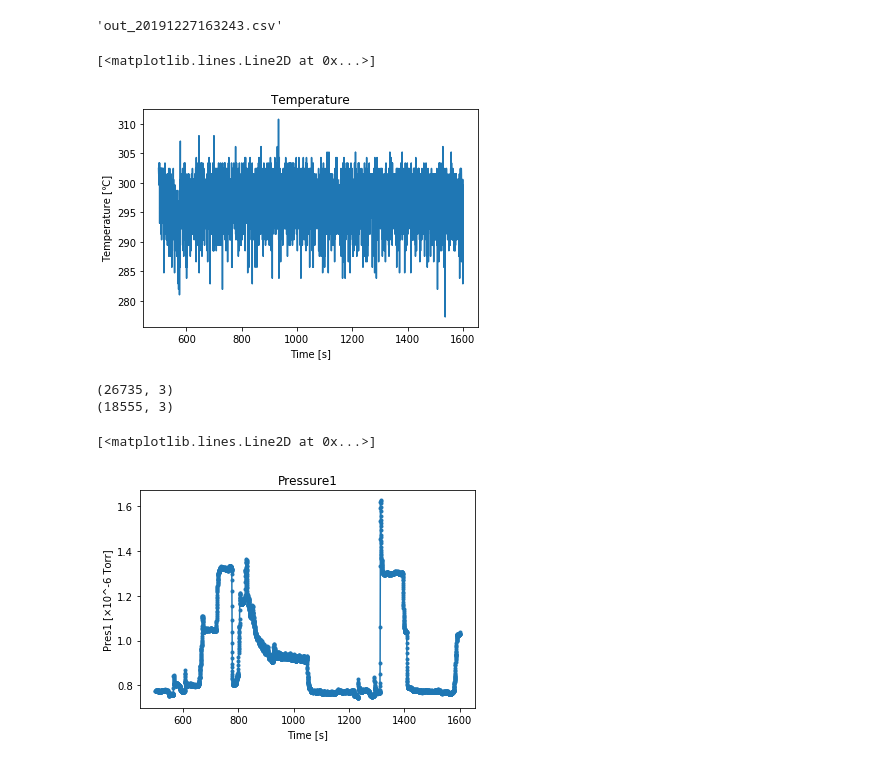
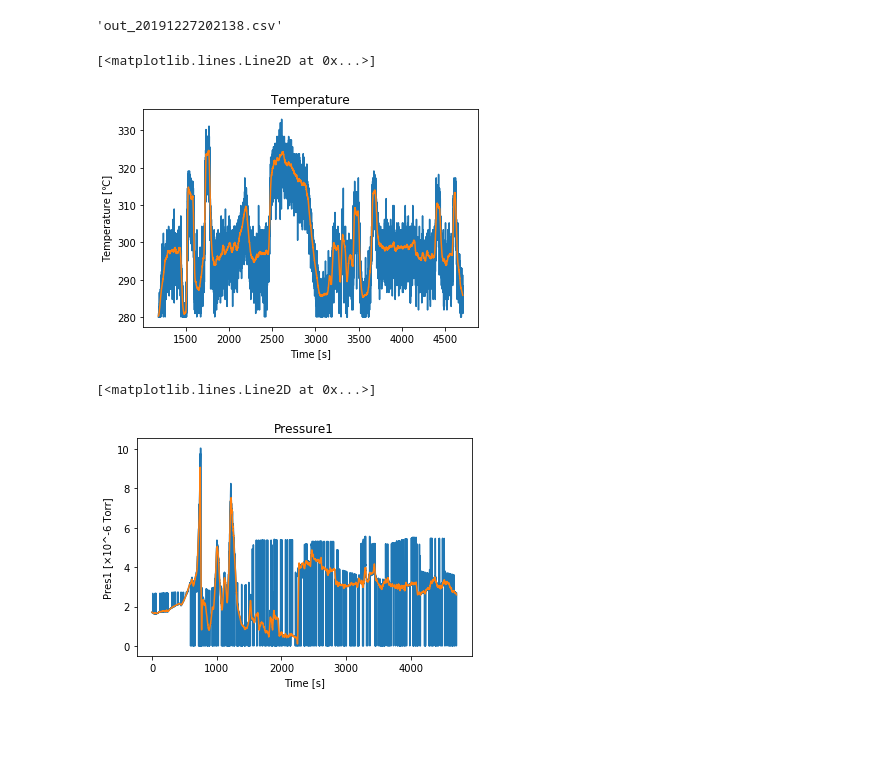
Before and after one commit to queezz/PID_Controll, a Jupyter notebook: plotexample.ipynb, the cells around one changed output. Cells and saved outputs as stored; diff of their text form; code cells hidden in the pictures; blank space fills up the shorter version.

Commit message:
add log and fix plot

```diff
--- a/plotexample.ipynb
+++ b/plotexample.ipynb
@@ -17,23 +40,42 @@ pres2_dir = os.path.join(d, "Pressure2")
 # %%
-datetime = "20191227163243"
+datetime = "20191227202138"
 filename = "out_" + datetime + ".csv"
 filename
 # %% [output]
-'out_20191227163243.csv'
+'out_20191227202138.csv'
+# %%
+""" smoothing savitzky_golay """
+def savitzky_golay(y, window_size, order):
+    ''' smoothing '''
+    import numpy as np
+    from math import factorial
+    from scipy.signal import savgol_filter
+
+    try:
+        window_size = np.abs(np.int(window_size))
+        order = np.abs(np.int(order))
+    except ValueError:
+        raise ValueError("window_size and order have to be of type int")
+    if window_size % 2 != 1 or window_size < 1:
+        window_size += 1
+    return savgol_filter(y,window_size,order)
 # %%
 """ temperature """
 temp_csv = pd.read_csv(temp_dir + "/" + filename)
 plt.title("Temperature")
 plt.xlabel("Time [s]")
 plt.ylabel("Temperature [℃]")
 xy = ThreadType.TEMPERATURE.getCalcArray(np.array(temp_csv))
-xy = np.array([i for i in xy if i[1] > 250])
+mask = np.where(xy[:,1] > 280)
+xy = xy[mask]
 
-xy = np.array([i for i in xy if i[0] > 500 and i[0] < 1600])
 plt.plot(xy[:, 0], xy[:, 1])
+xy[:, 1] = savitzky_golay(xy[:, 1], 200, 2)
+
+plt.plot(xy[:, 0], xy[:, 1])
 # %% [output]
 [<matplotlib.lines.Line2D at 0x...>]
-[figure, old version]
+[figure, new version]
 # %%
 """ pressure1 """
 pres1_csv = pd.read_csv(pres1_dir + "/" + filename)
@@ -41,14 +83,11 @@ plt.title("Pressure1")
 plt.xlabel("Time [s]")
 plt.ylabel("Pres1 [×10^-6 Torr]")
 xy = ThreadType.PRESSURE1.getCalcArray(np.array(pres1_csv))
-print(xy.shape)
-xy = np.array([i for i in xy if i[1] < 2 and i[1] > 0.05])
-print(xy.shape)
 
-xy = np.array([i for i in xy if i[0] > 500 and i[0] < 1600])
-plt.plot(xy[:, 0], xy[:, 1],".-")
+plt.plot(xy[:, 0], xy[:, 1])
+xy[:, 1] = savitzky_golay(xy[:, 1], 200, 2)
+
+plt.plot(xy[:, 0], xy[:, 1])
 # %% [output]
-(26735, 3)
-(18555, 3)
+[<matplotlib.lines.Line2D at 0x...>]
-[<matplotlib.lines.Line2D at 0x...>]
-[figure, old version]
+[figure, new version]
```
Also changed, not shown: parts of 6 cells of this notebook, 1 other file.
